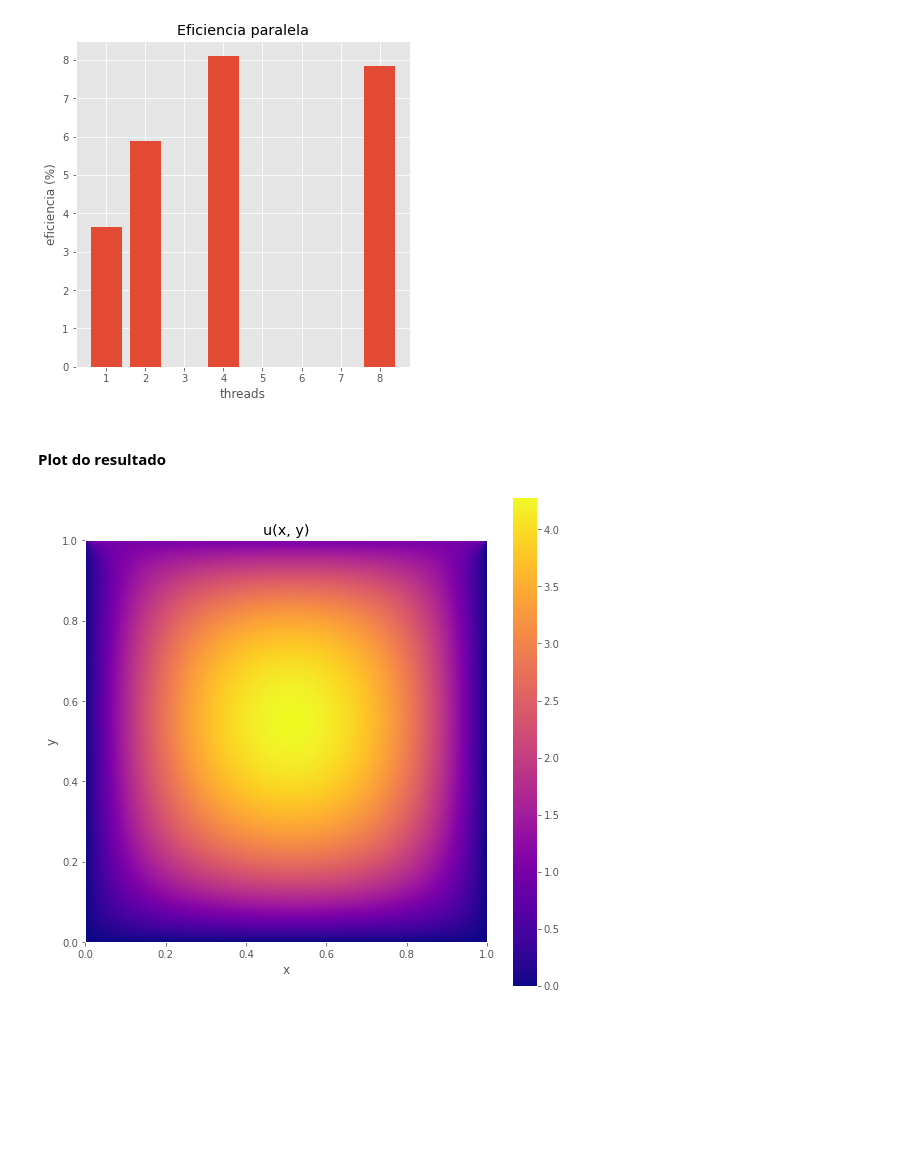
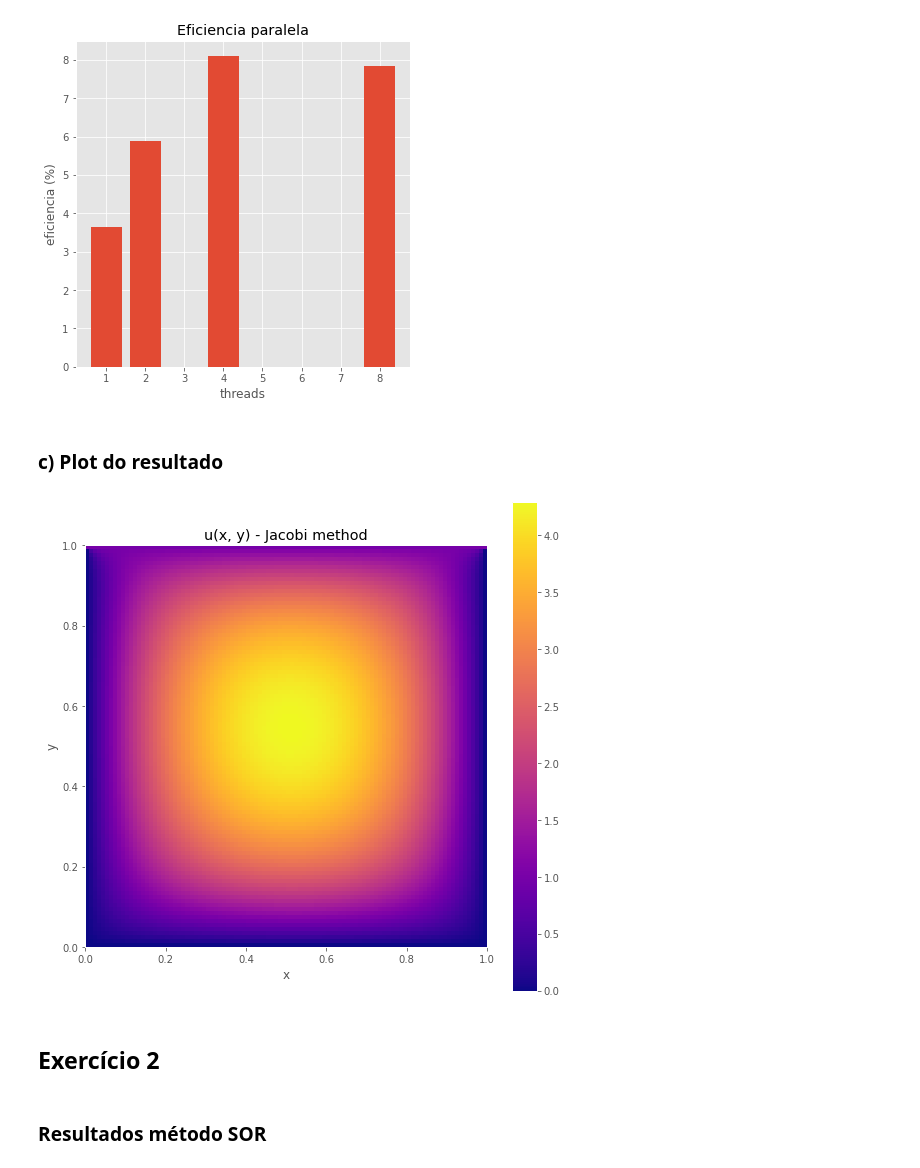
Before and after one commit to antoniomedeiros1/poisson-2d, a Jupyter notebook: report.ipynb, the cells around one changed output. Drawn from its saved outputs; the diff is of its cells as text; code cells hidden in the pictures; blank space fills up the shorter version.

```diff
--- a/report.ipynb
+++ b/report.ipynb
@@ -26,7 +26,7 @@ print(M)
 # %%
 # reading ascii data
 
-with open('SOR.dat', 'r') as file:
+with open('jacobi.dat', 'r') as file:
     h = float(file.readline())
     N = int(file.readline())
     M = int(file.readline())
@@ -98,15 +102,19 @@ plt.show()
 # %% [output]
 [figure]
 # %% [markdown]
-#### Plot do resultado
+### c) Plot do resultado
 # %%
 plt.figure(figsize=(9, 9))
 plt.imshow(u, cmap='plasma', origin='lower', extent=(0, h*N, 0, h*M))
 plt.colorbar()
-plt.title('u(x, y)')
+plt.title('u(x, y) - Jacobi method')
 plt.xlabel('x')
 plt.ylabel('y')
 plt.grid(False)
 plt.show()
 # %% [output]
-[figure, old version]
+[figure, new version]
+# %% [markdown]
+## Exercício 2
+# %% [markdown]
+### Resultados método SOR
```
Also changed, not shown: parts of 17 cells of this notebook, 4 other files.
